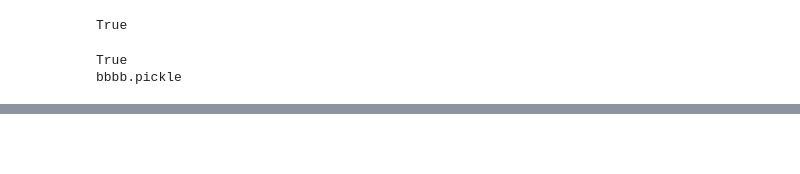
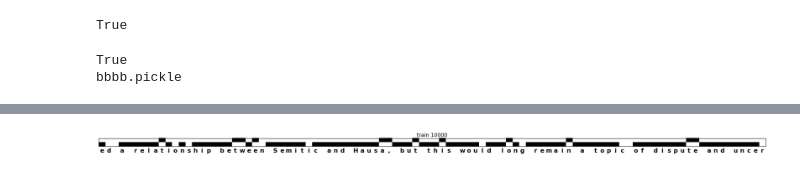
Before and after one commit to deeppavlov/char-language-model, a Jupyter notebook: HM_LSTM.ipynb, the cells around one changed output, grey strips where cells are left out. Drawn from its saved outputs; the diff is of its cells as text; code cells hidden in the pictures; blank space fills up the shorter version.

```diff
--- a/HM_LSTM.ipynb
+++ b/HM_LSTM.ipynb
@@ -1392,3 +1448,29 @@ print(name)
 # %% [output]
 True
 bbbb.pickle
+# %%
+folder_name = 'HM_LSTM/server/plotting_check'
+pickle_file = 'intermediate_plotting_check.pickle'
+
+with open(folder_name + '/' + pickle_file, 'rb') as f:
+    dictionary = pickle.load(f)
+    five_input = dictionary['self.train_input_print'][0]
+    ten_input = dictionary['self.train_input_print'][1]
+    five_boundaries = dictionary['self.train_hard_sigm_arg'][0]
+    ten_boundaries = dictionary['self.train_hard_sigm_arg'][1]
+# %%
+def transform_to_boundaries(nparray):
+    nparray[nparray > 0.] = 1.
+    nparray[nparray < 0.] = 0.
+    return nparray
+# %%
+def transform_to_double_list(nparray):
+    length = nparray.shape[0]
+    double_list = [list(), list()]
+    for i in range(length):
+        double_list[0].append(nparray[i, 0])
+        double_list[1].append(nparray[i, 1])
+    return double_list
+# %%
+five_boundaries = transform_to_double_list(transform_to_boundaries(five_boundaries))
+ten_boundaries = transform_to_double_list(transform_to_boundaries(ten_boundaries))
@@ -1394,0 +1509,4 @@ bbbb.pickle
+# %%
+text_boundaries_plot(ten_input, ten_boundaries, 'train 10000', ['HM_LSTM', 'server', 'plotting_check', 'plots'], 'train_10000.png', show=True)
+# %% [output]
+[figure, added]
```
Also changed, not shown: parts of 12 cells of this notebook, 6 other files.
